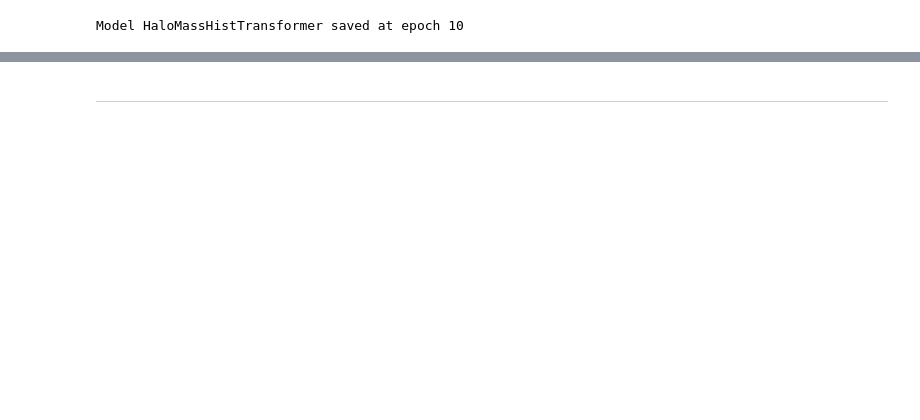
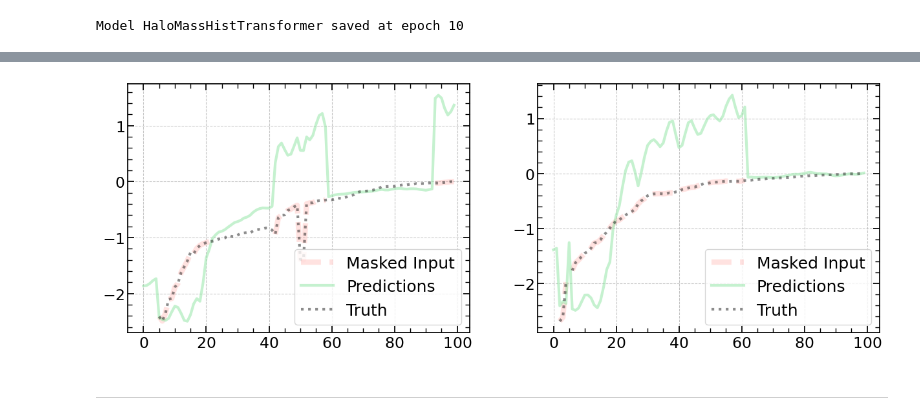
Before and after one commit to SergeiDBykov/self_supervised_halos, a Jupyter notebook: notebooks/1d_transformer_embeddings.ipynb, the cells around one changed output, grey strips where cells are left out. Cells and saved outputs as stored; diff of their text form; code cells hidden in the pictures; blank space fills up the shorter version.

```diff
--- a/notebooks/1d_transformer_embeddings.ipynb
+++ b/notebooks/1d_transformer_embeddings.ipynb
@@ -127,2 +125,6 @@ model.show_transforms(test_loader, device)
+# %%
+model.show_transforms(test_loader, device)
+# %% [output]
+[figure, added]
 # %% [markdown]
 ----
```
Also changed, not shown: parts of 7 cells of this notebook, 2 other files.
